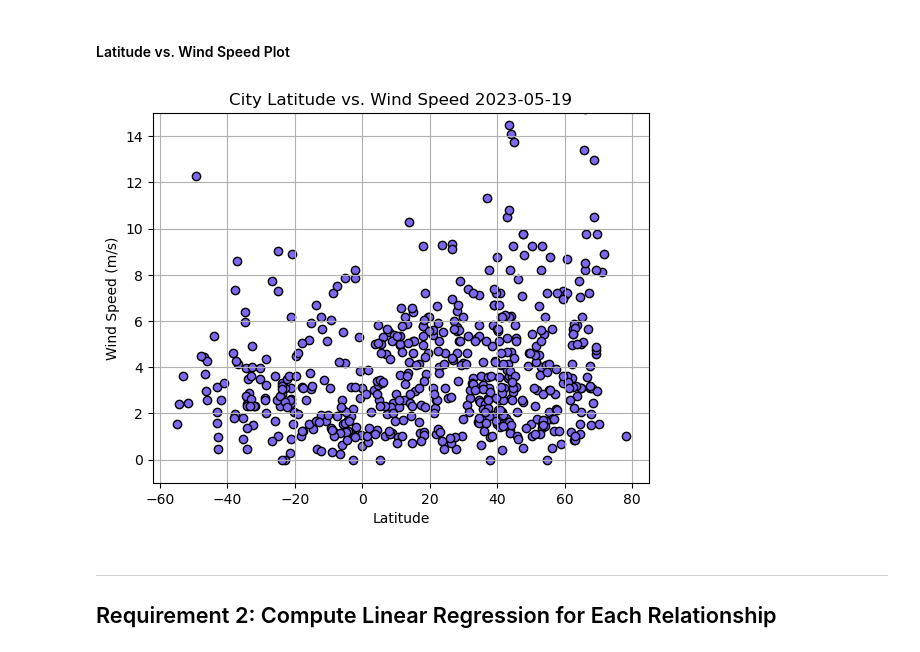
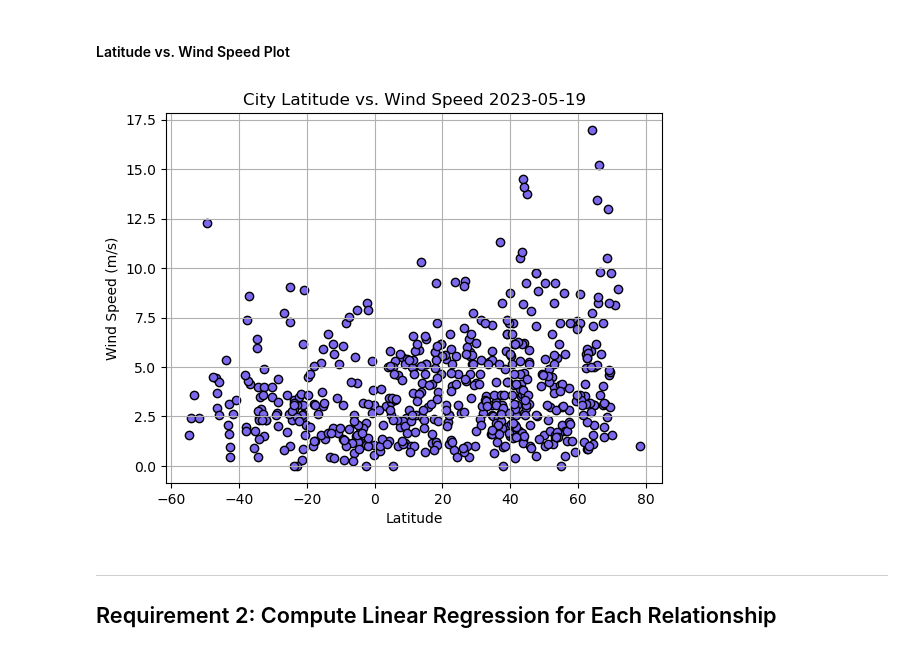
Before and after one commit to aglantzrbc/python-api-challenge, a Jupyter notebook: WeatherPy/WeatherPy.ipynb, the cells around one changed output. Saved outputs shown, nothing was run; the diff lists cells and outputs as text; code cells hidden in the pictures.

```diff
--- a/WeatherPy/WeatherPy.ipynb
+++ b/WeatherPy/WeatherPy.ipynb
@@ -264,24 +258,22 @@ plt.show()
 # %%
 # Build the scatter plots for latitude vs. wind speed
 lat_all = city_data_df["Lat"]
 wind_all = city_data_df["Wind Speed"]
-plt.xlim(-62, 85)
-plt.ylim(-1, 15)
 plt.scatter(lat_all, wind_all, edgecolors="black",facecolors="mediumslateblue")
 
 # Incorporate the other graph properties
 plt.xlabel("Latitude")
 plt.ylabel('Wind Speed (m/s)')
 plt.title("City Latitude vs. Wind Speed 2023-05-19")
 plt.grid(True)
 
 # Save the figure
 plt.savefig("output_data/Fig4.png")
 
 # Show plot
 plt.show()
 # %% [output]
-[figure, old version]
+[figure, new version]
 # %% [markdown]
 ---
 
```
Also changed, not shown: parts of 14 cells of this notebook, 9 other files.
